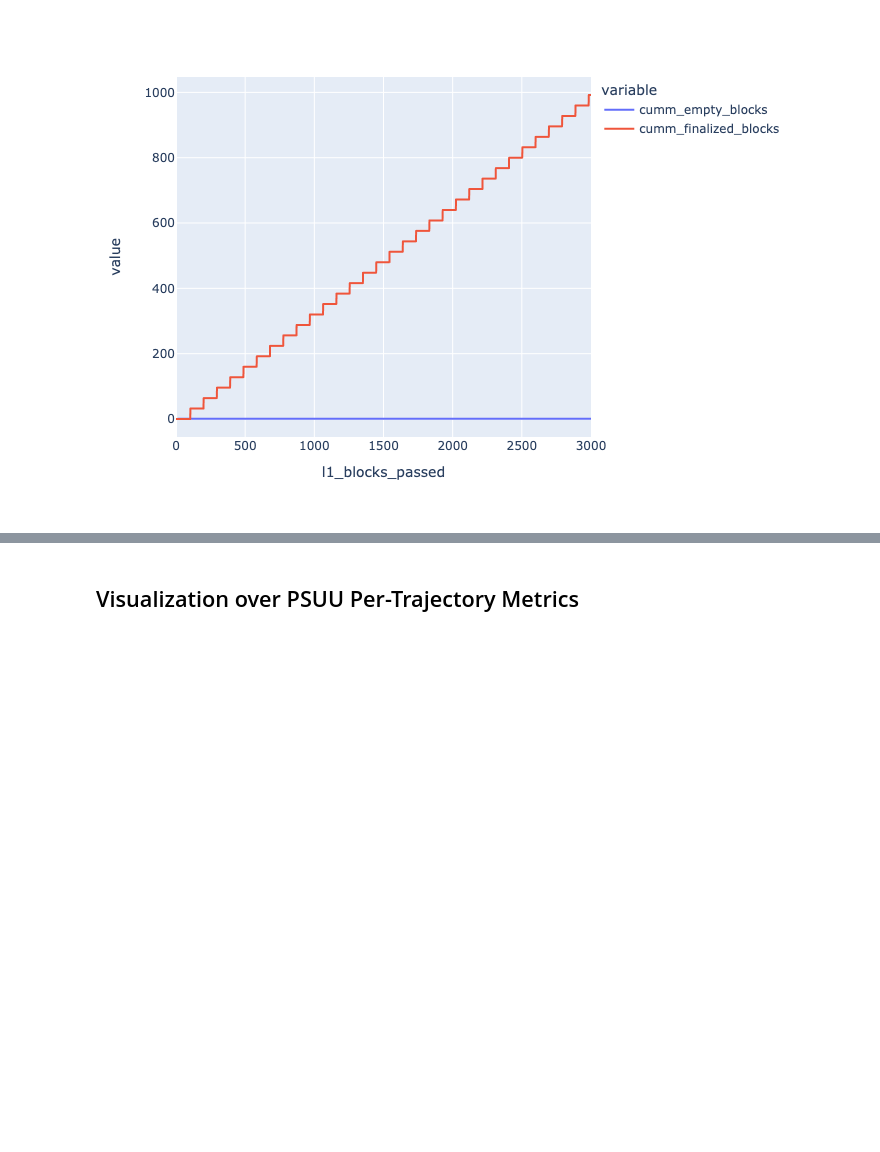
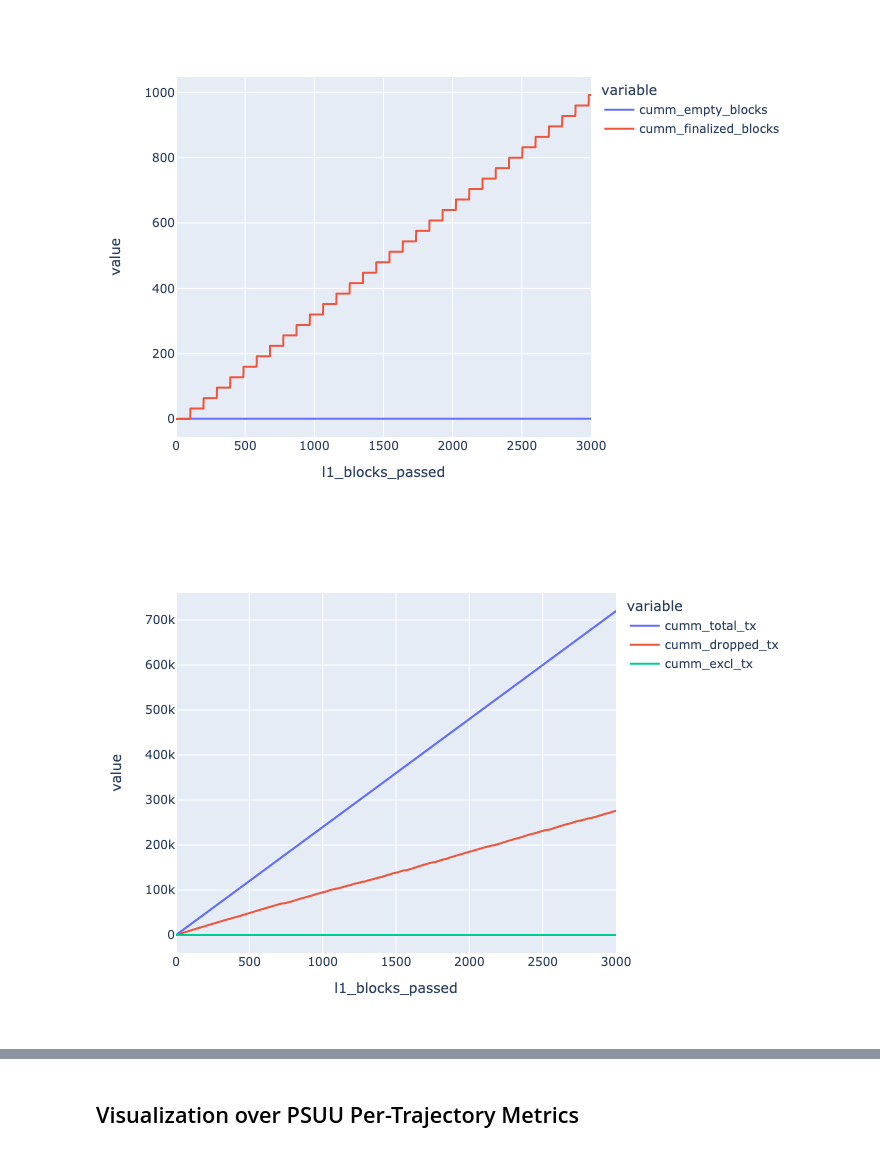
Before and after one commit to BlockScience/aztec-gddt-v2, a Jupyter notebook: notebooks/test_run.ipynb, the cells around one changed output, grey strips where cells are left out. Drawn from its saved outputs; the diff is of its cells as text; code cells hidden in the pictures; blank space fills up the shorter version.

Commit message:
txs are now being dropped

```diff
--- a/notebooks/test_run.ipynb
+++ b/notebooks/test_run.ipynb
@@ -123,6 +123,13 @@ fig = px.line(traj_df, y=y)
 fig.show()
 # %% [output]
 [figure]
+# %%
+y = ['cumm_total_tx', 'cumm_dropped_tx', 'cumm_excl_tx']
+
+fig = px.line(traj_df, y=y)
+fig.show()
+# %% [output]
+[figure, added]
 # %%
 y = ['cumm_mana_used_on_finalized_blocks']
 
```
Also changed, not shown: parts of 13 cells of this notebook, 5 other files.
